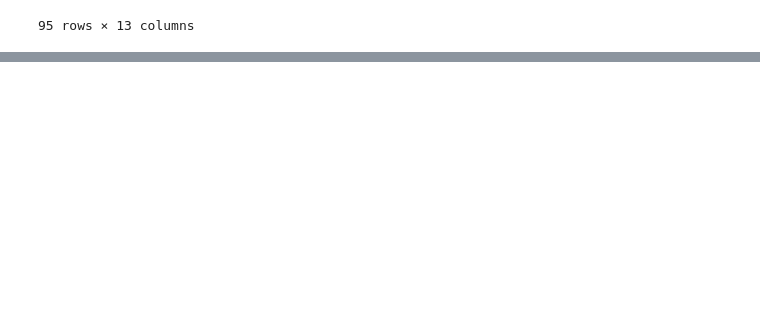
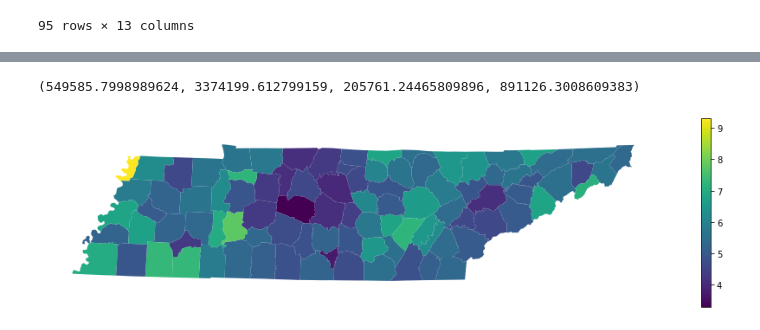
Before and after one commit to jeffjian/data-science-essentials-4, a Jupyter notebook: notebooks/week_four_coding_tasks.ipynb, the cells around one changed output, grey strips where cells are left out. Cells and saved outputs as stored; diff of their text form; code cells hidden in the pictures; blank space fills up the shorter version.

```diff
--- a/notebooks/week_four_coding_tasks.ipynb
+++ b/notebooks/week_four_coding_tasks.ipynb
@@ -535,2 +515,0 @@ NameError: name 'unemployment_counties' is not defined
-# %%
-counties_unemployment=pd.merge(left=counties_unemployment, right=unemployment_physicians, left_on="NAME", right_on="Name")
@@ -596,0 +536,7 @@ counties
+# %%
+fig, ax = plt.subplots(figsize=(16,4))
+counties_unemployment.plot(column="unemployment_rate",legend=True,ax=ax);
+ax.axis("off")
+# %% [output]
+(549585.7998989624, 3374199.612799159, 205761.24465809896, 891126.3008609383)
+[figure, added]
```
Also changed, not shown: parts of 15 cells of this notebook.
